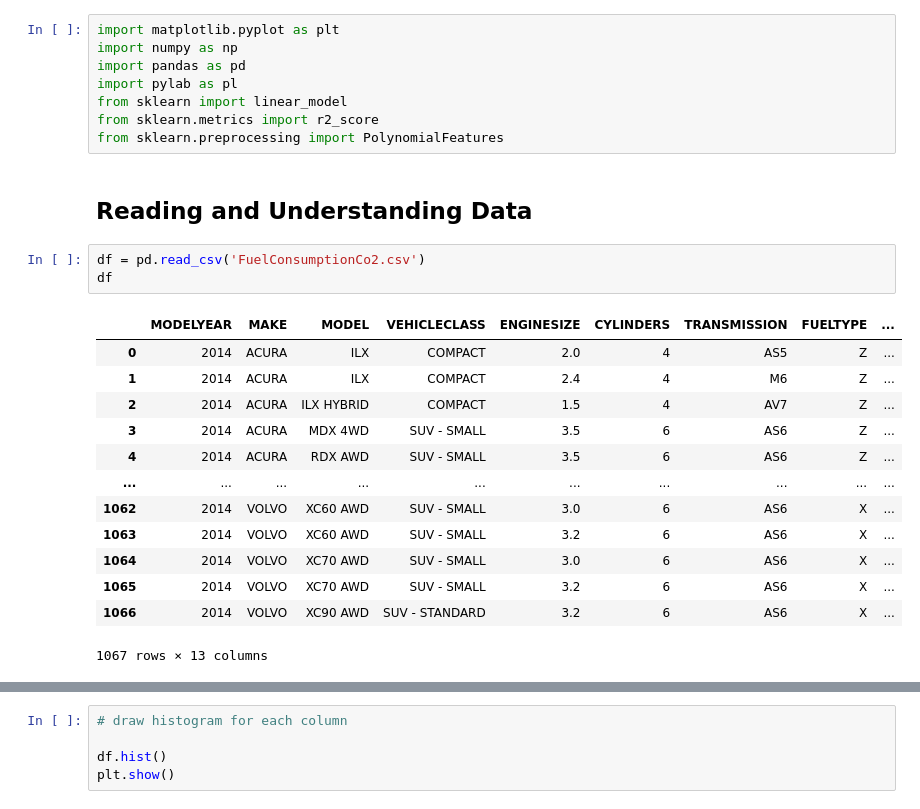
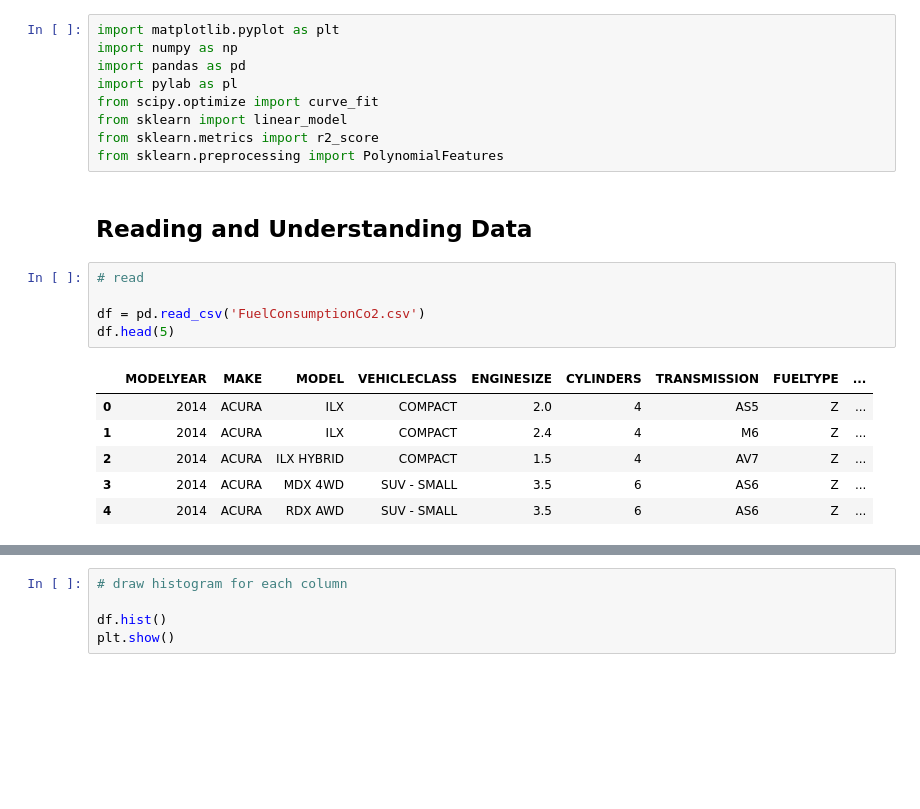
Before and after one commit to AleeRezaa/Learn-Machine-Learning, a Jupyter notebook: Regression/regression.ipynb, the cells around one changed output, grey strips where cells are left out. Saved outputs shown, nothing was run; the diff lists cells and outputs as text; blank space fills up the shorter version.

```diff
--- a/Regression/regression.ipynb
+++ b/Regression/regression.ipynb
@@ -3,25 +3,21 @@ import matplotlib.pyplot as plt
 import numpy as np
 import pandas as pd
 import pylab as pl
+from scipy.optimize import curve_fit
 from sklearn import linear_model
 from sklearn.metrics import r2_score
 from sklearn.preprocessing import PolynomialFeatures
 # %% [markdown]
 ## Reading and Understanding Data
 # %%
+# read
+
 df = pd.read_csv('FuelConsumptionCo2.csv')
-df
+df.head(5)
 # %% [output]
 |  | MODELYEAR | MAKE | MODEL | VEHICLECLASS | ENGINESIZE | CYLINDERS | TRANSMISSION | FUELTYPE | ... |
 | 0 | 2014 | ACURA | ILX | COMPACT | 2.0 | 4 | AS5 | Z | ... |
 | 1 | 2014 | ACURA | ILX | COMPACT | 2.4 | 4 | M6 | Z | ... |
 | 2 | 2014 | ACURA | ILX HYBRID | COMPACT | 1.5 | 4 | AV7 | Z | ... |
 | 3 | 2014 | ACURA | MDX 4WD | SUV - SMALL | 3.5 | 6 | AS6 | Z | ... |
 | 4 | 2014 | ACURA | RDX AWD | SUV - SMALL | 3.5 | 6 | AS6 | Z | ... |
-| ... | ... | ... | ... | ... | ... | ... | ... | ... | ... |
-| 1062 | 2014 | VOLVO | XC60 AWD | SUV - SMALL | 3.0 | 6 | AS6 | X | ... |
-| 1063 | 2014 | VOLVO | XC60 AWD | SUV - SMALL | 3.2 | 6 | AS6 | X | ... |
-| 1064 | 2014 | VOLVO | XC70 AWD | SUV - SMALL | 3.0 | 6 | AS6 | X | ... |
-| 1065 | 2014 | VOLVO | XC70 AWD | SUV - SMALL | 3.2 | 6 | AS6 | X | ... |
-| 1066 | 2014 | VOLVO | XC90 AWD | SUV - STANDARD | 3.2 | 6 | AS6 | X | ... |
-1067 rows × 13 columns
```
Also changed, not shown: parts of 12 cells of this notebook.
